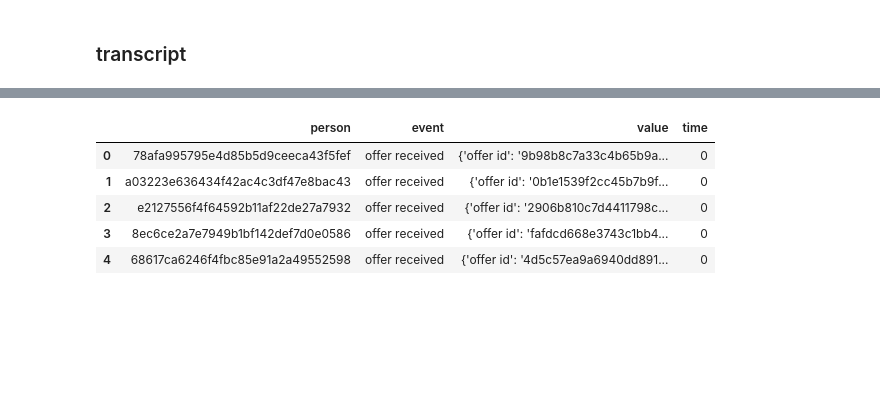
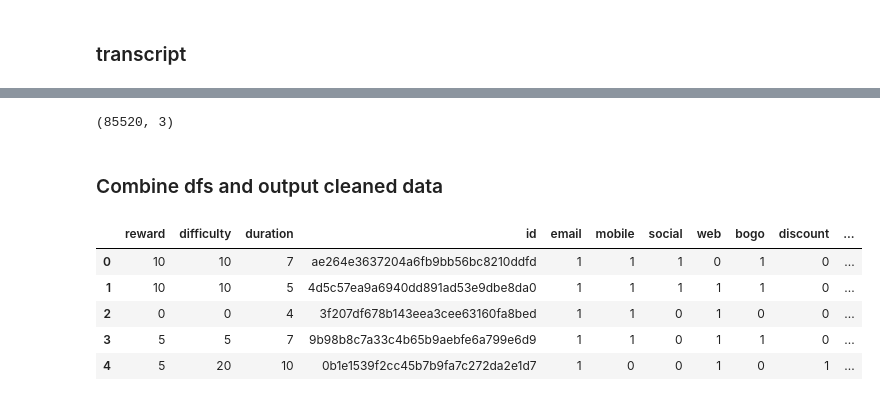
Before and after one commit to keyanyang/starbucks-mobile-app-offer-analysis, a Jupyter notebook: notebooks/analysis/analysis.ipynb, the cells around one changed output, grey strips where cells are left out. Cells and saved outputs as stored; diff of their text form; code cells hidden in the pictures; blank space fills up the shorter version.

Commit message:
feat: data clean and part of EDA

```diff
--- a/notebooks/analysis/analysis.ipynb
+++ b/notebooks/analysis/analysis.ipynb
@@ -204,0 +300,4 @@ AssertionError:
+# %%
+df_offer.shape
+# %% [output]
+(85520, 3)
@@ -205,9 +307,11 @@ AssertionError:
+# %% [markdown]
+### Combine dfs and output cleaned data
 # %%
-df_transcript.head()
+df_portfolio.head()
 # %% [output]
-|  | person | event | value | time |
-| 0 | 78afa995795e4d85b5d9ceeca43f5fef | offer received | {'offer id': '9b98b8c7a33c4b65b9a... | 0 |
-| 1 | a03223e636434f42ac4c3df47e8bac43 | offer received | {'offer id': '0b1e1539f2cc45b7b9f... | 0 |
-| 2 | e2127556f4f64592b11af22de27a7932 | offer received | {'offer id': '2906b810c7d4411798c... | 0 |
-| 3 | 8ec6ce2a7e7949b1bf142def7d0e0586 | offer received | {'offer id': 'fafdcd668e3743c1bb4... | 0 |
-| 4 | 68617ca6246f4fbc85e91a2a49552598 | offer received | {'offer id': '4d5c57ea9a6940dd891... | 0 |
+|  | reward | difficulty | duration | id | email | mobile | social | web | bogo | discount | ... |
+| 0 | 10 | 10 | 7 | ae264e3637204a6fb9bb56bc8210ddfd | 1 | 1 | 1 | 0 | 1 | 0 | ... |
+| 1 | 10 | 10 | 5 | 4d5c57ea9a6940dd891ad53e9dbe8da0 | 1 | 1 | 1 | 1 | 1 | 0 | ... |
+| 2 | 0 | 0 | 4 | 3f207df678b143eea3cee63160fa8bed | 1 | 1 | 0 | 1 | 0 | 0 | ... |
+| 3 | 5 | 5 | 7 | 9b98b8c7a33c4b65b9aebfe6a799e6d9 | 1 | 1 | 0 | 1 | 1 | 0 | ... |
+| 4 | 5 | 20 | 10 | 0b1e1539f2cc45b7b9fa7c272da2e1d7 | 1 | 0 | 0 | 1 | 0 | 1 | ... |
```
Also changed, not shown: parts of 52 cells of this notebook, 3 other files.
